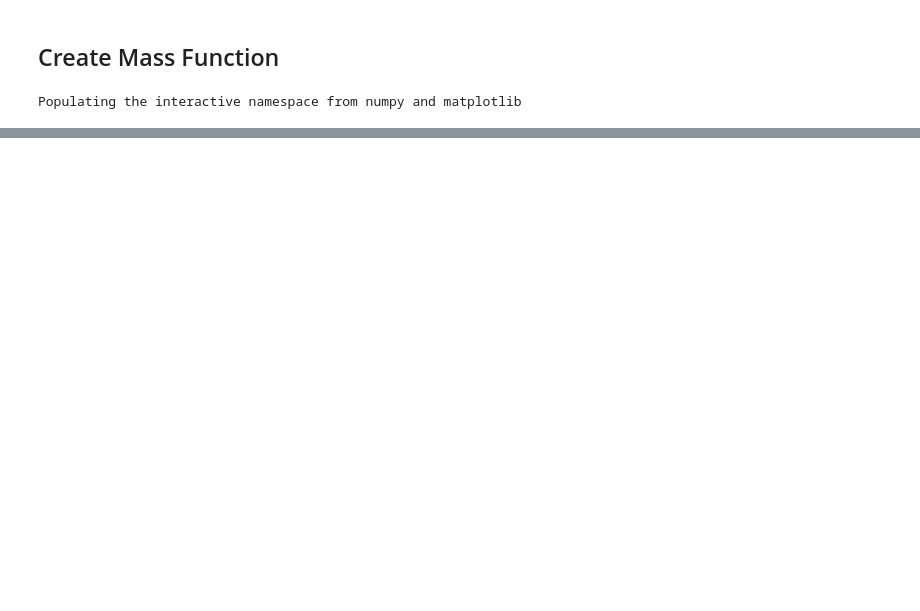
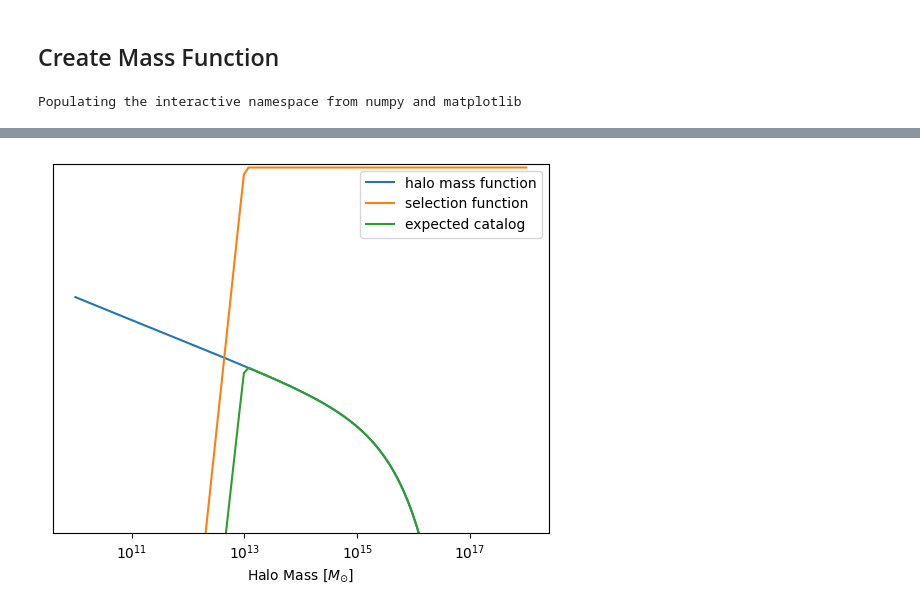
Before and after one commit to andrevitorelli/xlensing, a Jupyter notebook: notebooks/Xlensing_Sims.ipynb, the cells around one changed output, grey strips where cells are left out. Saved outputs shown, nothing was run; the diff lists cells and outputs as text; code cells hidden in the pictures; blank space fills up the shorter version.

```diff
--- a/notebooks/Xlensing_Sims.ipynb
+++ b/notebooks/Xlensing_Sims.ipynb
@@ -522,4 +491,20 @@ yscale('log')
 # %%
-def logistic_selection(M200,m0,k):
-  ls = 1./np.exp(-k*(M200-m0))
+def logistic_selection(M,m0=13,k=100):
+  ls = 1./(1+np.exp(-k*(M-m0)))
   return ls
+# %%
+X = masses
+Y3 = logistic_selection(np.log10(masses))
+# %%
+plot(X,Y1*1e12,label='halo mass function')
+plot(X,Y3*1e12,label='selection function')
+plot(X,Y3*Y1*1e12,label='expected catalog')
+yscale('log')
+xscale('log')
+ylim(1e-18,2e12)
+xlabel('Halo Mass $[ M_{\\odot} ]$ ')
+plt.gca().set_yticks([])
+legend()
+savefig('catalog_probability_distribution.png',bbox_inches='tight')
+# %% [output]
+[figure, added]
```
Also changed, not shown: parts of 24 cells of this notebook, 3 other files.
